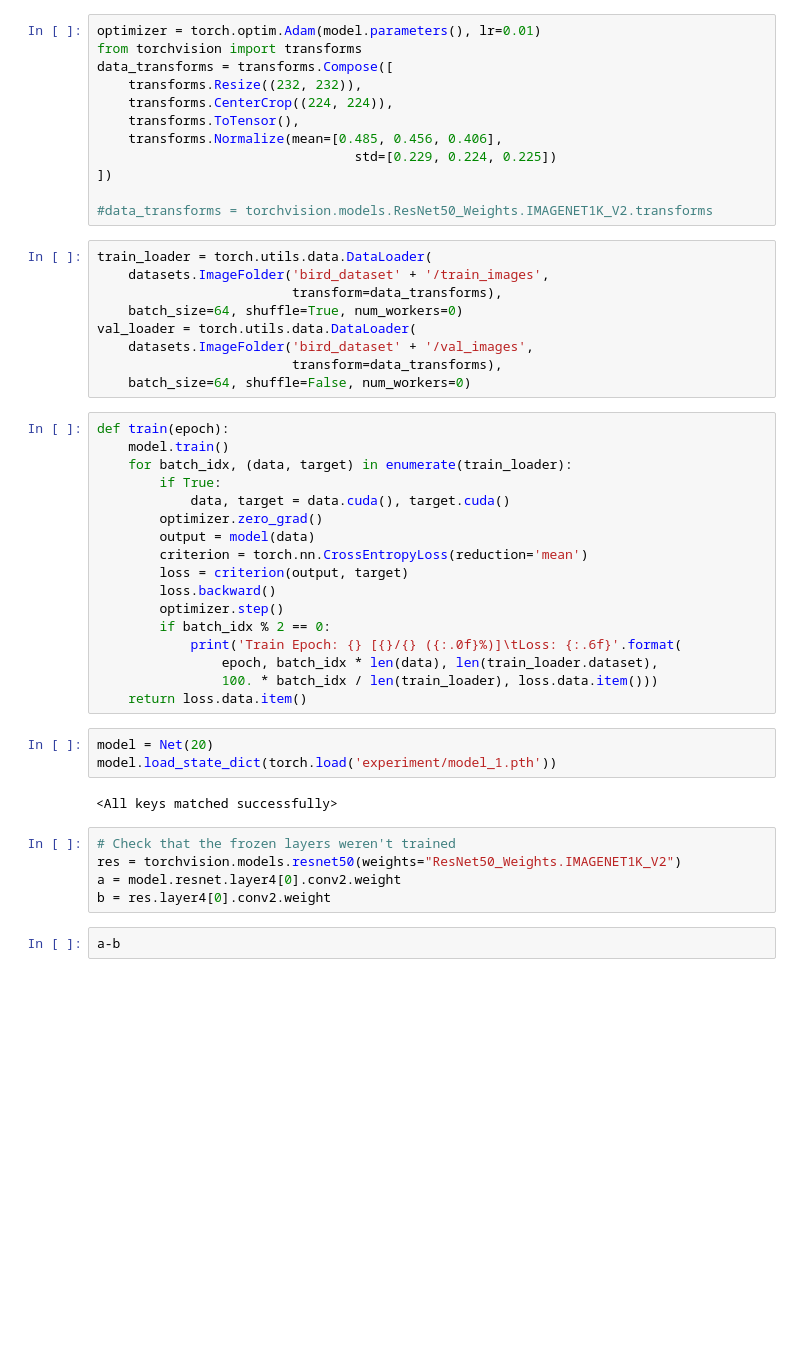
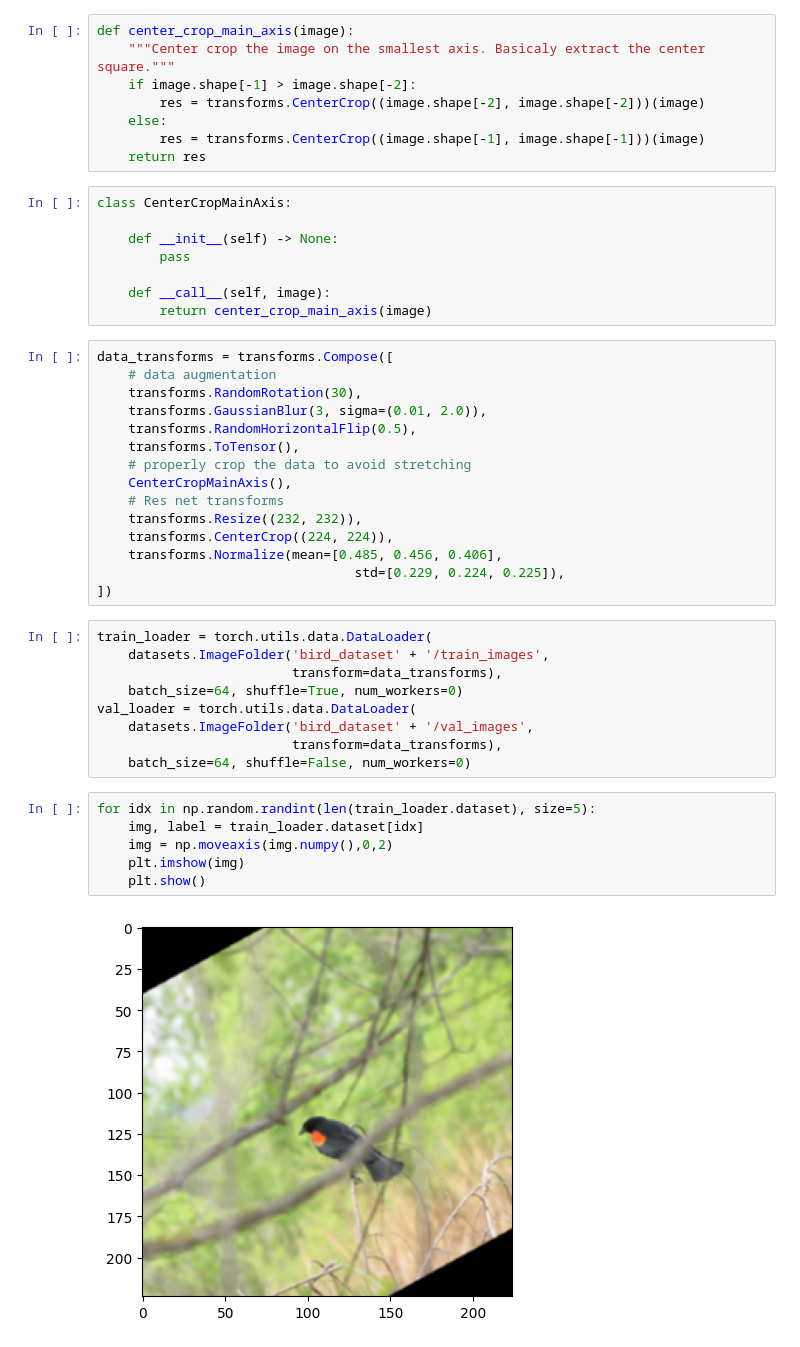
Before and after one commit to Theaublanchard/ObjectRecognitionAndComputerVision--MVA, a Jupyter notebook: A3/data_analysis.ipynb, the cells around one changed output. Cells and saved outputs as stored; diff of their text form; blank space fills up the shorter version.

Commit message:
proper cropping + reduce lr on plateau val loss

```diff
--- a/A3/data_analysis.ipynb
+++ b/A3/data_analysis.ipynb
@@ -112,17 +99,36 @@ Estimated Total Size (MB): 0.08
 # %%
 model = Net(20).to("cuda")
+# %%
+def center_crop_main_axis(image):
+    """Center crop the image on the smallest axis. Basicaly extract the center square."""
+    if image.shape[-1] > image.shape[-2]:
+        res = transforms.CenterCrop((image.shape[-2], image.shape[-2]))(image)
+    else:
+        res = transforms.CenterCrop((image.shape[-1], image.shape[-1]))(image)
+    return res
+# %%
+class CenterCropMainAxis:
+
+    def __init__(self) -> None:
+        pass
+
+    def __call__(self, image):
+        return center_crop_main_axis(image)
 # %%
-optimizer = torch.optim.Adam(model.parameters(), lr=0.01)
-from torchvision import transforms
 data_transforms = transforms.Compose([
+    # data augmentation
+    transforms.RandomRotation(30),
+    transforms.GaussianBlur(3, sigma=(0.01, 2.0)),
+    transforms.RandomHorizontalFlip(0.5),
+    transforms.ToTensor(),
+    # properly crop the data to avoid stretching
+    CenterCropMainAxis(),
+    # Res net transforms
     transforms.Resize((232, 232)),
     transforms.CenterCrop((224, 224)),
-    transforms.ToTensor(),
     transforms.Normalize(mean=[0.485, 0.456, 0.406],
-                                 std=[0.229, 0.224, 0.225])
+                                 std=[0.229, 0.224, 0.225]),
 ])
-
-#data_transforms = torchvision.models.ResNet50_Weights.IMAGENET1K_V2.transforms
 # %%
 train_loader = torch.utils.data.DataLoader(
     datasets.ImageFolder('bird_dataset' + '/train_images',
@@ -132,32 +138,11 @@ val_loader = torch.utils.data.DataLoader(
     datasets.ImageFolder('bird_dataset' + '/val_images',
                          transform=data_transforms),
     batch_size=64, shuffle=False, num_workers=0)
-# %%
-def train(epoch):
-    model.train()
-    for batch_idx, (data, target) in enumerate(train_loader):
-        if True:
-            data, target = data.cuda(), target.cuda()
-        optimizer.zero_grad()
-        output = model(data)
-        criterion = torch.nn.CrossEntropyLoss(reduction='mean')
-        loss = criterion(output, target)
-        loss.backward()
-        optimizer.step()
-        if batch_idx % 2 == 0:
-            print('Train Epoch: {} [{}/{} ({:.0f}%)]\tLoss: {:.6f}'.format(
-                epoch, batch_idx * len(data), len(train_loader.dataset),
-                100. * batch_idx / len(train_loader), loss.data.item()))
-    return loss.data.item()
-# %%
-model = Net(20)
-model.load_state_dict(torch.load('experiment/model_1.pth'))
-# %% [output]
-<All keys matched successfully>
-# %%
-# Check that the frozen layers weren't trained
-res = torchvision.models.resnet50(weights="ResNet50_Weights.IMAGENET1K_V2")
-a = model.resnet.layer4[0].conv2.weight
-b = res.layer4[0].conv2.weight
-# %%
-a-b
+# %%
+for idx in np.random.randint(len(train_loader.dataset), size=5):
+    img, label = train_loader.dataset[idx]
+    img = np.moveaxis(img.numpy(),0,2)
+    plt.imshow(img)
+    plt.show()
+# %% [output]
+[figure, added]
```
Also changed, not shown: parts of 7 cells of this notebook, 1 other file.
